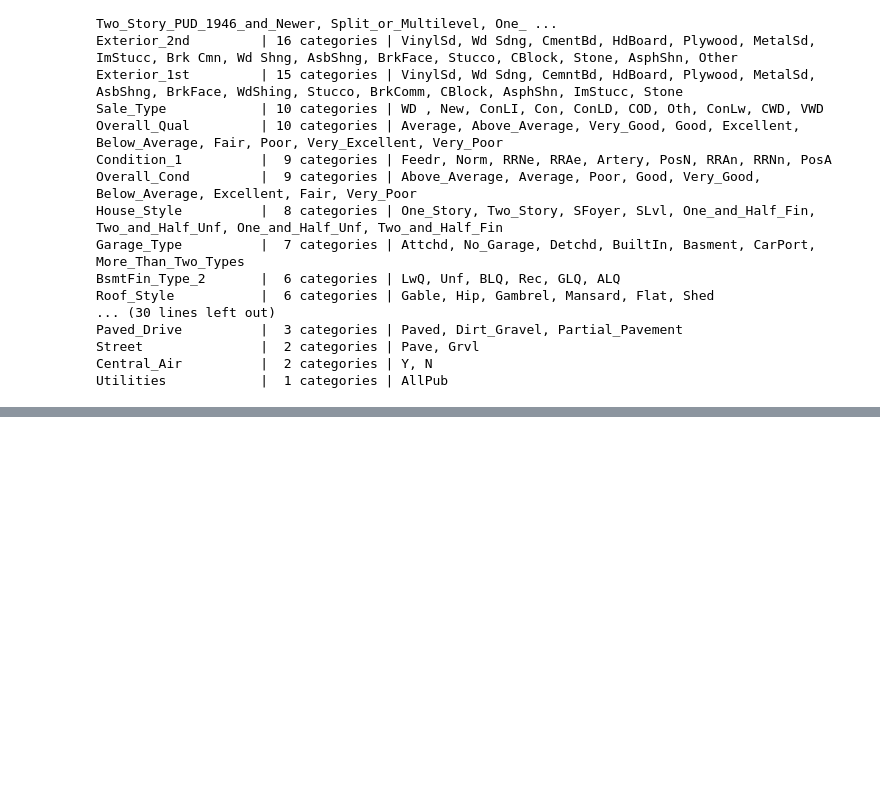
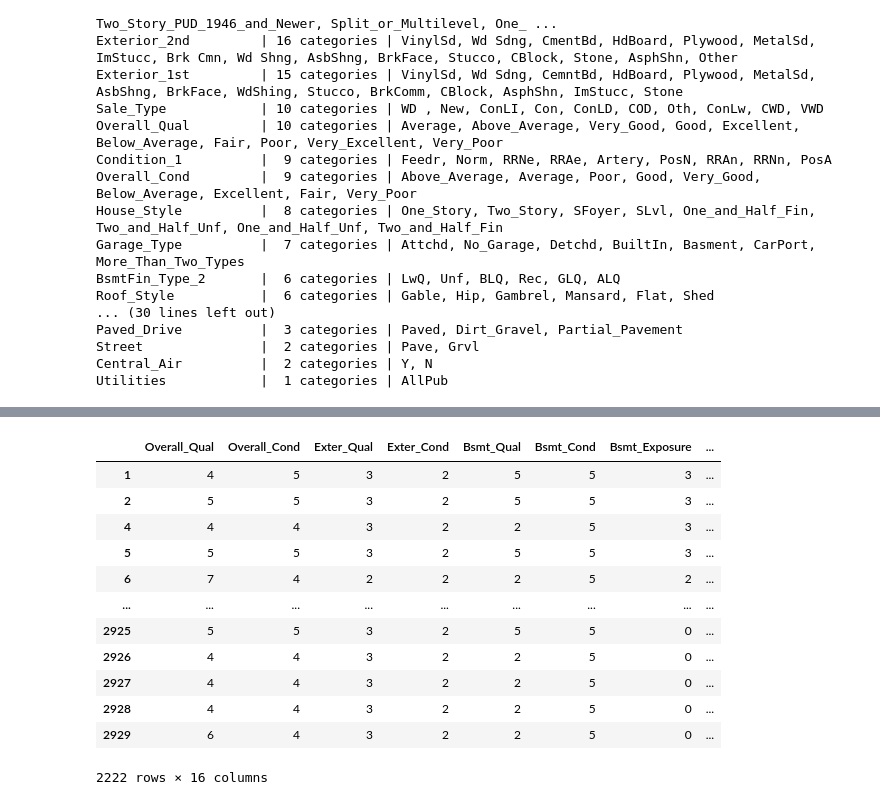
Before and after one commit to Mohamadzf23/ames-housing-price-prediction, a Jupyter notebook: src/ames_housing_price_prediction.ipynb, the cells around one changed output, grey strips where cells are left out. Drawn from its saved outputs; the diff is of its cells as text; code cells hidden in the pictures; blank space fills up the shorter version.

Commit message:
Encode ordinal and binary features

```diff
--- a/src/ames_housing_price_prediction.ipynb
+++ b/src/ames_housing_price_prediction.ipynb
@@ -1779,0 +2162,2 @@ df = df.drop(columns=['Utilities'])
+# %%
+df['Garage_Cond'] = df['Garage_Cond'].cat.codes
@@ -1779,0 +2186,2 @@ df = df.drop(columns=['Utilities'])
+# %%
+df['Garage_Finish'] = df['Garage_Finish'].cat.codes
@@ -1779,0 +2213,2 @@ df = df.drop(columns=['Utilities'])
+# %%
+df['Fireplace_Qu'] = df['Fireplace_Qu'].cat.codes
@@ -1779,0 +2242,2 @@ df = df.drop(columns=['Utilities'])
+# %%
+df['Functional'] = df['Functional'].cat.codes
@@ -1779,0 +2263,16 @@ df = df.drop(columns=['Utilities'])
+# %%
+df[ordinal_features]
+# %% [output]
+|  | Overall_Qual | Overall_Cond | Exter_Qual | Exter_Cond | Bsmt_Qual | Bsmt_Cond | Bsmt_Exposure | ... |
+| 1 | 4 | 5 | 3 | 2 | 5 | 5 | 3 | ... |
+| 2 | 5 | 5 | 3 | 2 | 5 | 5 | 3 | ... |
+| 4 | 4 | 4 | 3 | 2 | 2 | 5 | 3 | ... |
+| 5 | 5 | 5 | 3 | 2 | 5 | 5 | 3 | ... |
+| 6 | 7 | 4 | 2 | 2 | 2 | 5 | 2 | ... |
+| ... | ... | ... | ... | ... | ... | ... | ... | ... |
+| 2925 | 5 | 5 | 3 | 2 | 5 | 5 | 0 | ... |
+| 2926 | 4 | 4 | 3 | 2 | 2 | 5 | 0 | ... |
+| 2927 | 4 | 4 | 3 | 2 | 2 | 5 | 0 | ... |
+| 2928 | 4 | 4 | 3 | 2 | 2 | 5 | 0 | ... |
+| 2929 | 6 | 4 | 3 | 2 | 2 | 5 | 0 | ... |
+2222 rows × 16 columns
```
Also changed, not shown: parts of 72 cells of this notebook.
